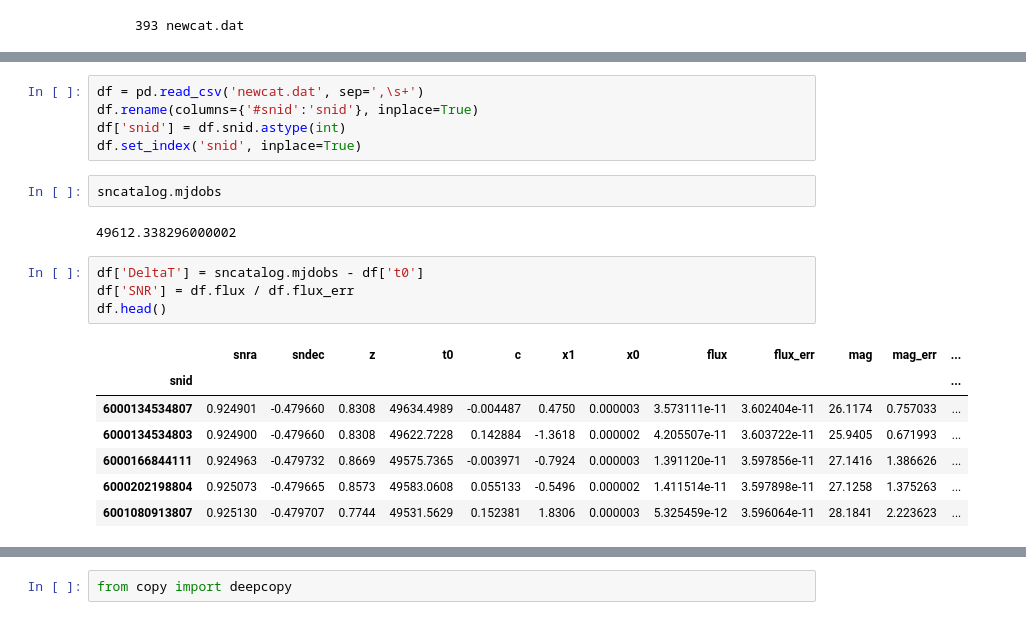
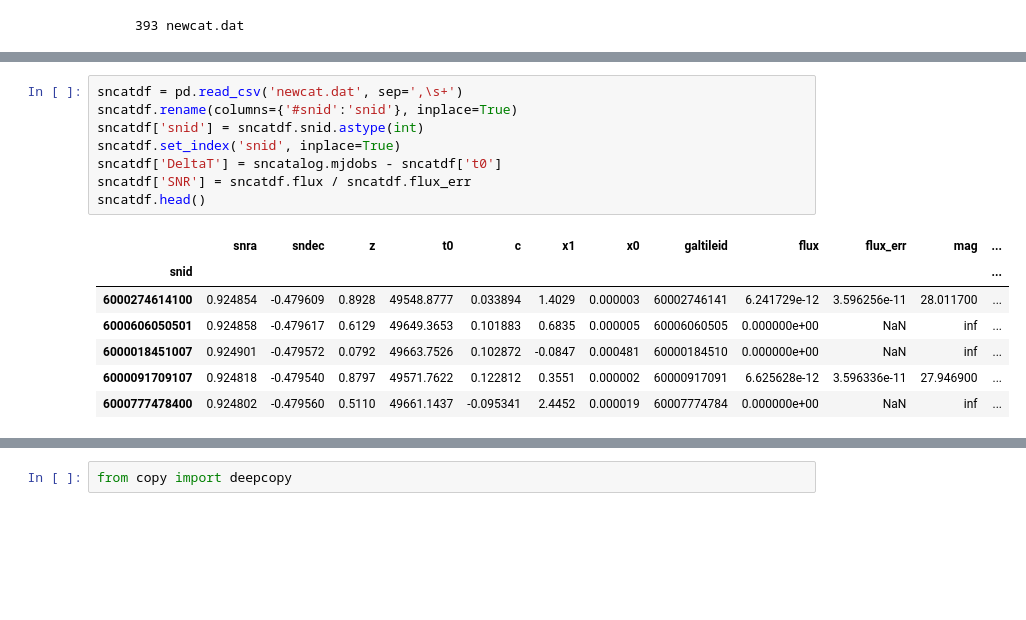
Before and after one commit to lsst-sims/legacy_sims_catUtils, a Jupyter notebook: examples/Using_SNModels_dbObj.ipynb, the cells around one changed output, grey strips where cells are left out. Saved outputs shown, nothing was run; the diff lists cells and outputs as text; blank space fills up the shorter version.

```diff
--- a/examples/Using_SNModels_dbObj.ipynb
+++ b/examples/Using_SNModels_dbObj.ipynb
@@ -200,23 +171,18 @@ import pandas as pd
 # %%
-df = pd.read_csv('newcat.dat', sep=',\s+')
-df.rename(columns={'#snid':'snid'}, inplace=True)
-df['snid'] = df.snid.astype(int)
-df.set_index('snid', inplace=True)
+sncatdf = pd.read_csv('newcat.dat', sep=',\s+')
+sncatdf.rename(columns={'#snid':'snid'}, inplace=True)
+sncatdf['snid'] = sncatdf.snid.astype(int)
+sncatdf.set_index('snid', inplace=True)
+sncatdf['DeltaT'] = sncatalog.mjdobs - sncatdf['t0']
+sncatdf['SNR'] = sncatdf.flux / sncatdf.flux_err
+sncatdf.head()
+# %% [output]
+|  | snra | sndec | z | t0 | c | x1 | x0 | galtileid | flux | flux_err | mag | ... |
+| snid |  |  |  |  |  |  |  |  |  |  |  | ... |
+| 6000274614100 | 0.924854 | -0.479609 | 0.8928 | 49548.8777 | 0.033894 | 1.4029 | 0.000003 | 60002746141 | 6.241729e-12 | 3.596256e-11 | 28.011700 | ... |
+| 6000606050501 | 0.924858 | -0.479617 | 0.6129 | 49649.3653 | 0.101883 | 0.6835 | 0.000005 | 60006060505 | 0.000000e+00 | NaN | inf | ... |
+| 6000018451007 | 0.924901 | -0.479572 | 0.0792 | 49663.7526 | 0.102872 | -0.0847 | 0.000481 | 60000184510 | 0.000000e+00 | NaN | inf | ... |
+| 6000091709107 | 0.924818 | -0.479540 | 0.8797 | 49571.7622 | 0.122812 | 0.3551 | 0.000002 | 60000917091 | 6.625628e-12 | 3.596336e-11 | 27.946900 | ... |
+| 6000777478400 | 0.924802 | -0.479560 | 0.5110 | 49661.1437 | -0.095341 | 2.4452 | 0.000019 | 60007774784 | 0.000000e+00 | NaN | inf | ... |
-# %%
-sncatalog.mjdobs
-# %% [output]
-49612.338296000002
-# %%
-df['DeltaT'] = sncatalog.mjdobs - df['t0']
-df['SNR'] = df.flux / df.flux_err
-df.head()
-# %% [output]
-|  | snra | sndec | z | t0 | c | x1 | x0 | flux | flux_err | mag | mag_err | ... |
-| snid |  |  |  |  |  |  |  |  |  |  |  | ... |
-| 6000134534807 | 0.924901 | -0.479660 | 0.8308 | 49634.4989 | -0.004487 | 0.4750 | 0.000003 | 3.573111e-11 | 3.602404e-11 | 26.1174 | 0.757033 | ... |
-| 6000134534803 | 0.924900 | -0.479660 | 0.8308 | 49622.7228 | 0.142884 | -1.3618 | 0.000002 | 4.205507e-11 | 3.603722e-11 | 25.9405 | 0.671993 | ... |
-| 6000166844111 | 0.924963 | -0.479732 | 0.8669 | 49575.7365 | -0.003971 | -0.7924 | 0.000003 | 1.391120e-11 | 3.597856e-11 | 27.1416 | 1.386626 | ... |
-| 6000202198804 | 0.925073 | -0.479665 | 0.8573 | 49583.0608 | 0.055133 | -0.5496 | 0.000002 | 1.411514e-11 | 3.597898e-11 | 27.1258 | 1.375263 | ... |
-| 6001080913807 | 0.925130 | -0.479707 | 0.7744 | 49531.5629 | 0.152381 | 1.8306 | 0.000003 | 5.325459e-12 | 3.596064e-11 | 28.1841 | 2.223623 | ... |
 # %%
 fig, ax = plt.subplots(nrows=1, ncols=2);
```
Also changed, not shown: parts of 107 cells of this notebook, 1 other file.
